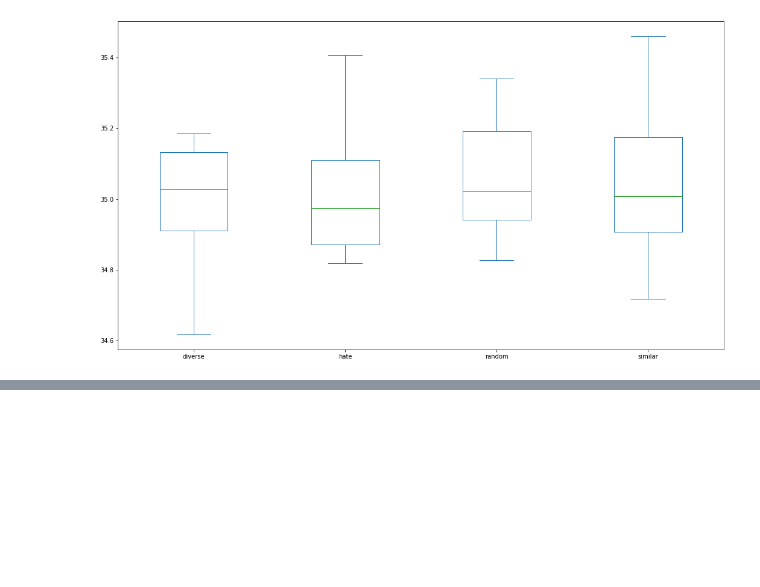
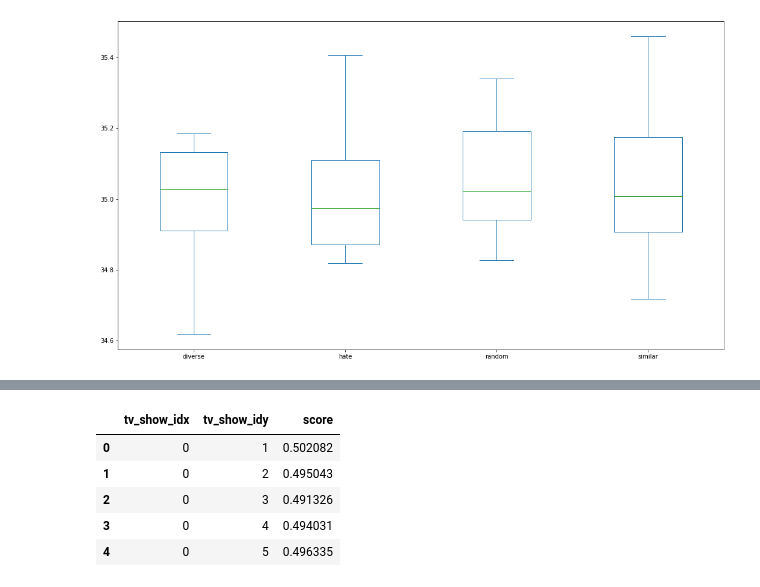
Before and after one commit to ciCciC/RecommendationSysTopicModel, a Jupyter notebook: notebooks/data_simulator.ipynb, the cells around one changed output, grey strips where cells are left out. Drawn from its saved outputs; the diff is of its cells as text; code cells hidden in the pictures; blank space fills up the shorter version.

```diff
--- a/notebooks/data_simulator.ipynb
+++ b/notebooks/data_simulator.ipynb
@@ -503,0 +579,10 @@ date_x_watched_matrix.plot(figsize=(18, 10), kind='box');
+# %%
+cosine = pd.read_csv('../data/recommendation_cosine_similarity.csv')
+cosine.head()
+# %% [output]
+|  | tv_show_idx | tv_show_idy | score |
+| 0 | 0 | 1 | 0.502082 |
+| 1 | 0 | 2 | 0.495043 |
+| 2 | 0 | 3 | 0.491326 |
+| 3 | 0 | 4 | 0.494031 |
+| 4 | 0 | 5 | 0.496335 |
```
Also changed, not shown: parts of 12 cells of this notebook, 5 other files.
